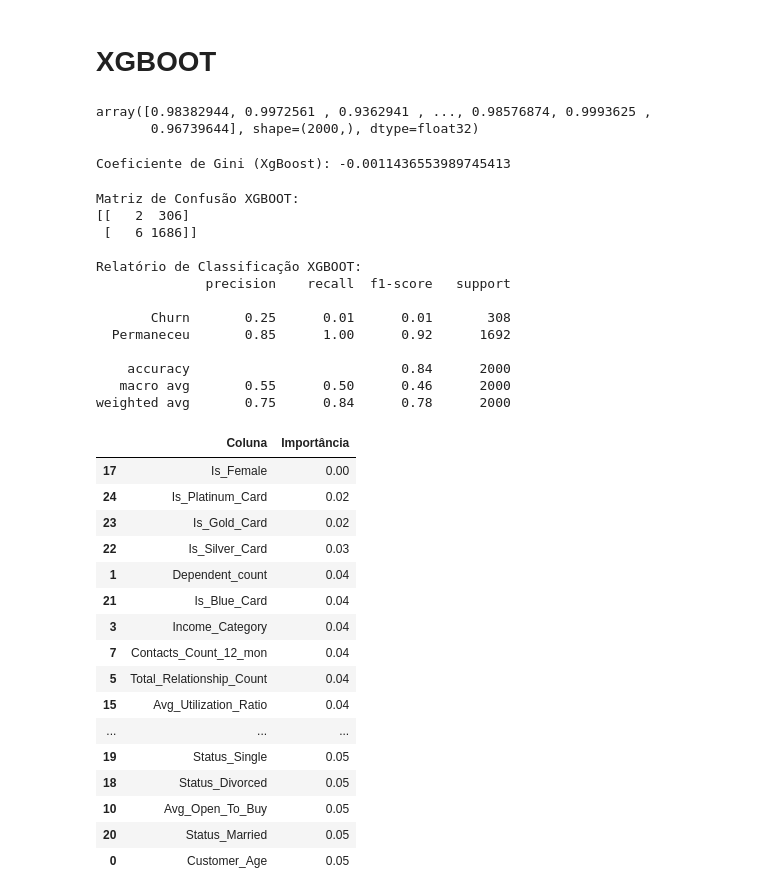
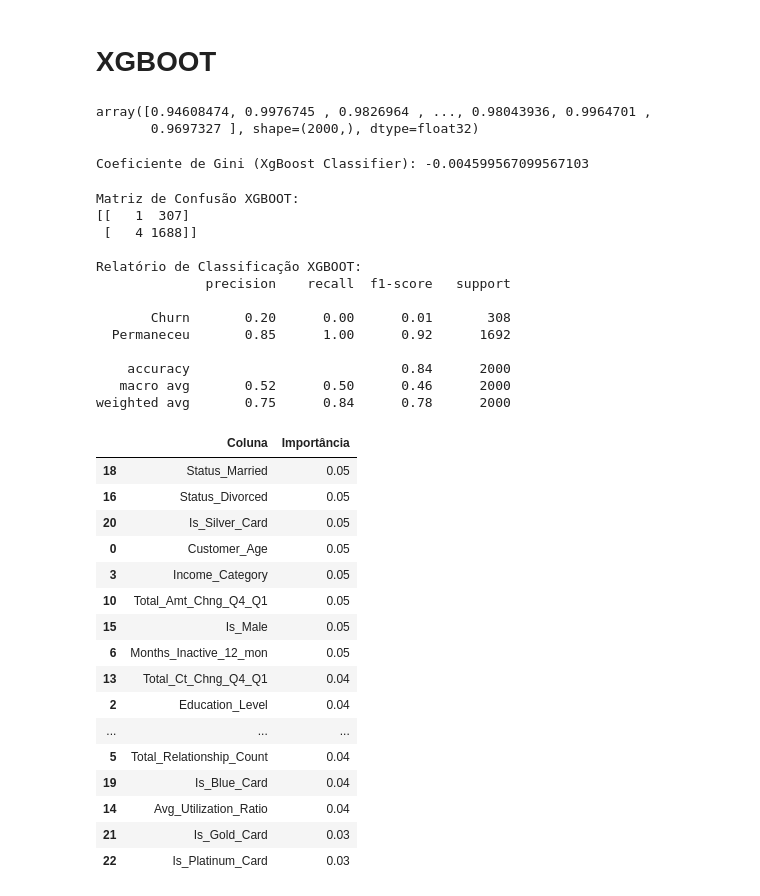
Before and after one commit to rpf991/Previsao_Churning_Clientes_Credito, a Jupyter notebook: notebooks/data_analysis.ipynb, the cells around one changed output. Saved outputs shown, nothing was run; the diff lists cells and outputs as text; code cells hidden in the pictures.

```diff
--- a/notebooks/data_analysis.ipynb
+++ b/notebooks/data_analysis.ipynb
@@ -171,11 +154,3 @@ df_base_credit['Is_Blue_Card'] = df_base_credit['Card_Category'].map(lambda x: x
 df_base_credit['Is_Silver_Card'] = df_base_credit['Card_Category'].map(lambda x: x == 'Silver').astype("int")
 df_base_credit['Is_Gold_Card'] = df_base_credit['Card_Category'].map(lambda x: x == 'Gold').astype("int")
 df_base_credit['Is_Platinum_Card'] = df_base_credit['Card_Category'].map(lambda x: x == 'Platinum').astype("int")
-
-
-# A coluna CLIENTNUM será removida pois apresenta valores repetidos,
-# e então atrapalhando na classificação dos dados
-
-df_base_credit = df_base_credit.drop(columns=['CLIENTNUM', 'Gender', 'Marital_Status', 'Card_Category'])
-
-df_base_credit
@@ -204,3 +182,6 @@ Series([], Name: Attrition_Flag, dtype: float64)
+# %%
+df_base_credit = df_base_credit.drop(columns=['CLIENTNUM', 'Gender', 'Marital_Status',
+                                              'Card_Category', 'Is_Female', 'Avg_Open_To_Buy'])
 # %% [markdown]
 Definição das variáveis de treino e teste
 # %%
@@ -336,9 +310,13 @@ Please also refer to the documentation for alternative solver options:
 # Random Florest
 # %%
 # Modelo Random Florest
-random_florest = RandomForestClassifier(class_weight='balanced', random_state=42) # Balanceamento de pesos
-random_florest.fit(X_train_scalled, Y_train)
 
-# Obtenção de Probabilidades (importante para o Gini),
-prob_rf = random_florest.predict_proba(X_test_scalled)[:, 1]
-prob_rf
+# criação do modelo
+random_florest = RandomForestClassifier(class_weight='balanced', random_state=42)
+# class_weight: Balanceamento de pesos
+
+# treinar o modelo
+random_florest.fit(X_train, Y_train)
+
+# Predição do RandomFlorest
+previsao_final = random_florest.predict(X_test)
@@ -422,19 +392,18 @@ xgboot_classifier.fit(X_train_scalled, Y_train)
 prob_xgb = xgboot_classifier.predict_proba(X_test_scalled)[:, 1]
 prob_xgb
 # %% [output]
-array([0.98382944, 0.9972561 , 0.9362941 , ..., 0.98576874, 0.9993625 ,
-       0.96739644], shape=(2000,), dtype=float32)
+array([0.94608474, 0.9976745 , 0.9826964 , ..., 0.98043936, 0.9964701 ,
+       0.9697327 ], shape=(2000,), dtype=float32)
 # %%
 # Coeficiente de Gini
 # caso o coeficiente esteja menor que 0 quer dizer que o modelo está invertendo previsões
 # se for 0 o modelo é aleatiro, se for 1 o modelo é perfeito
 
-auc = roc_auc_score(Y_test, prob_xgb)
-gini_xgboot = 2 * auc - 1
+gini_xgboost = gini_coeficient(Y_test, prob_xgb)
 
-print(f'Coeficiente de Gini (XgBoost): {gini_xgboot}')
+print(f'Coeficiente de Gini (XgBoost Classifier): {gini_xgboost}')
 # %% [output]
-Coeficiente de Gini (XgBoost): -0.0011436553989745413
+Coeficiente de Gini (XgBoost Classifier): -0.004599567099567103
 # %%
 y_pred = xgboot_classifier.predict(X_test_scalled)
 
@@ -447,40 +416,40 @@ print("\nRelatório de Classificação XGBOOT:")
 print(classification_report(Y_test, y_pred, target_names=['Churn', 'Permaneceu']))
 # %% [output]
 Matriz de Confusão XGBOOT:
-[[   2  306]
- [   6 1686]]
+[[   1  307]
+ [   4 1688]]
 
 Relatório de Classificação XGBOOT:
               precision    recall  f1-score   support
 
-       Churn       0.25      0.01      0.01       308
+       Churn       0.20      0.00      0.01       308
   Permaneceu       0.85      1.00      0.92      1692
 
     accuracy                           0.84      2000
-   macro avg       0.55      0.50      0.46      2000
+   macro avg       0.52      0.50      0.46      2000
 weighted avg       0.75      0.84      0.78      2000
 # %%
 df_importancia = pd.DataFrame({
     'Coluna': X_train.columns,
     'Importância': xgboot_classifier.feature_importances_
-}).sort_values(by='Importância', ascending=True)
+}).sort_values(by='Importância', ascending=False)
 
 df_importancia
 # %% [output]
 |  | Coluna | Importância |
-| 17 | Is_Female | 0.00 |
-| 24 | Is_Platinum_Card | 0.02 |
-| 23 | Is_Gold_Card | 0.02 |
-| 22 | Is_Silver_Card | 0.03 |
-| 1 | Dependent_count | 0.04 |
-| 21 | Is_Blue_Card | 0.04 |
-| 3 | Income_Category | 0.04 |
-| 7 | Contacts_Count_12_mon | 0.04 |
+| 18 | Status_Married | 0.05 |
+| 16 | Status_Divorced | 0.05 |
+| 20 | Is_Silver_Card | 0.05 |
+| 0 | Customer_Age | 0.05 |
+| 3 | Income_Category | 0.05 |
+| 10 | Total_Amt_Chng_Q4_Q1 | 0.05 |
+| 15 | Is_Male | 0.05 |
+| 6 | Months_Inactive_12_mon | 0.05 |
+| 13 | Total_Ct_Chng_Q4_Q1 | 0.04 |
+| 2 | Education_Level | 0.04 |
+| ... | ... | ... |
 | 5 | Total_Relationship_Count | 0.04 |
-| 15 | Avg_Utilization_Ratio | 0.04 |
-| ... | ... | ... |
-| 19 | Status_Single | 0.05 |
-| 18 | Status_Divorced | 0.05 |
-| 10 | Avg_Open_To_Buy | 0.05 |
-| 20 | Status_Married | 0.05 |
-| 0 | Customer_Age | 0.05 |
+| 19 | Is_Blue_Card | 0.04 |
+| 14 | Avg_Utilization_Ratio | 0.04 |
+| 21 | Is_Gold_Card | 0.03 |
+| 22 | Is_Platinum_Card | 0.03 |
```
Also changed, not shown: parts of 24 cells of this notebook, 1 other file.
